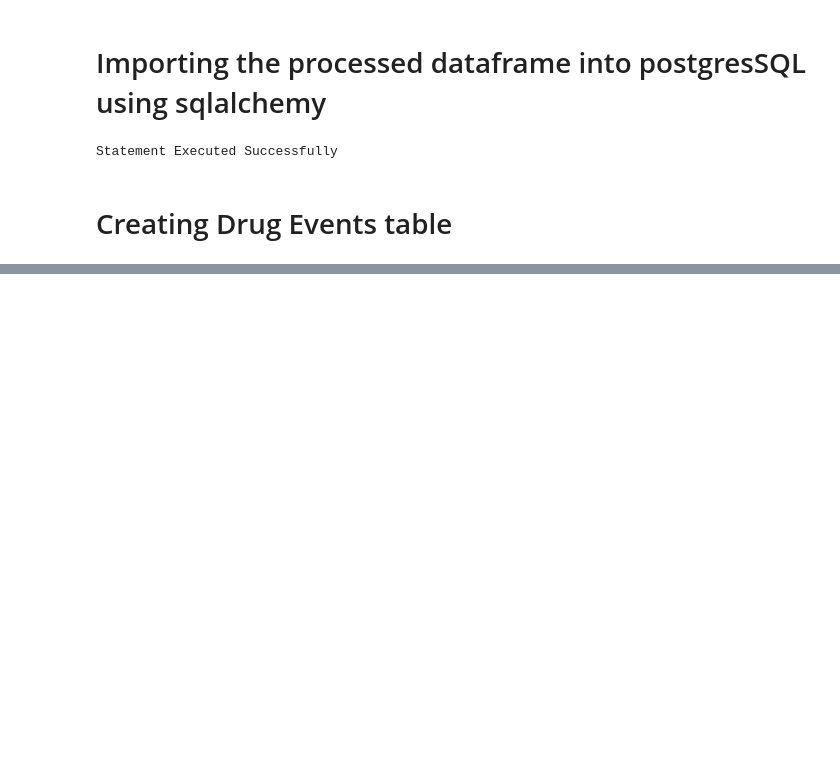
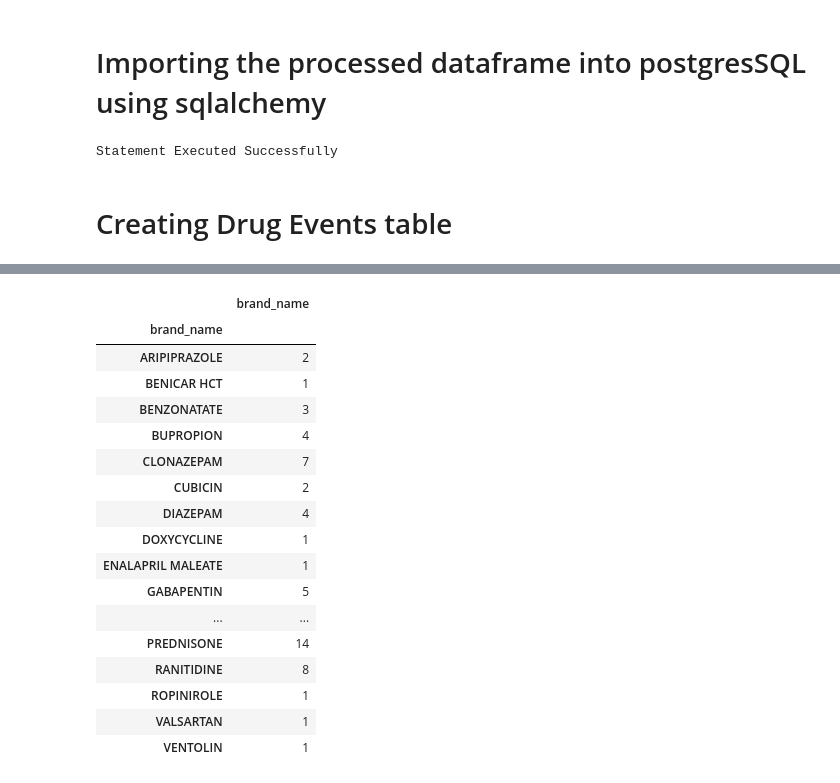
Before and after one commit to PrithviMD/DRUG, a Jupyter notebook: Drug_Events.ipynb, the cells around one changed output, grey strips where cells are left out. Drawn from its saved outputs; the diff is of its cells as text; code cells hidden in the pictures; blank space fills up the shorter version.

```diff
--- a/Drug_Events.ipynb
+++ b/Drug_Events.ipynb
@@ -294,0 +261,3 @@ df3["reactions"]=reactions
+# %%
+drug_list["drug_event_date"] = pd.to_datetime(drug_list["drug_event_date"],format='%Y-%m-%d')
+drug_list["year"] = drug_list["drug_event_date"].dt.year
@@ -294,0 +270,2 @@ df3["reactions"]=reactions
+# %%
+drug_list = drug_list.drop_duplicates()
@@ -500,0 +458,27 @@ x2[x2["application_number"].str.contains("part341")]
+# %%
+result1=pd.merge(drug_list, Drug_recall_DataFrame,on="brand_name",how="inner")
+result1 = result1.drop_duplicates()
+# %%
+#Taking the count of events reported before a drug had been recalled.
+result1=result1.groupby("brand_name").brand_name.count()
+result1=pd.DataFrame(result1)
+result1
+# %% [output]
+|  | brand_name |
+| brand_name |  |
+| ARIPIPRAZOLE | 2 |
+| BENICAR HCT | 1 |
+| BENZONATATE | 3 |
+| BUPROPION | 4 |
+| CLONAZEPAM | 7 |
+| CUBICIN | 2 |
+| DIAZEPAM | 4 |
+| DOXYCYCLINE | 1 |
+| ENALAPRIL MALEATE | 1 |
+| GABAPENTIN | 5 |
+| ... | ... |
+| PREDNISONE | 14 |
+| RANITIDINE | 8 |
+| ROPINIROLE | 1 |
+| VALSARTAN | 1 |
+| VENTOLIN | 1 |
```
Also changed, not shown: parts of 120 cells of this notebook.
